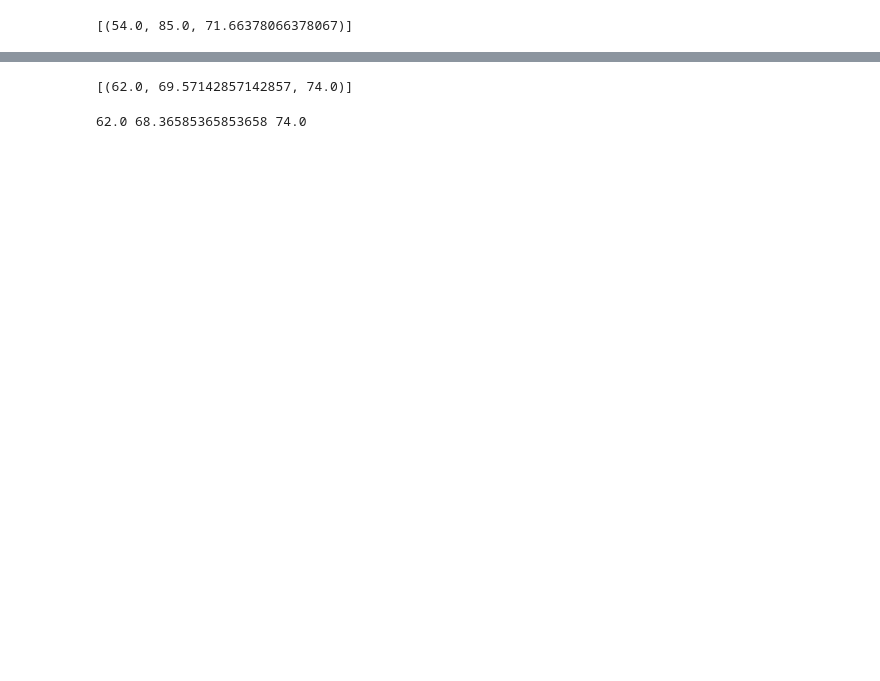
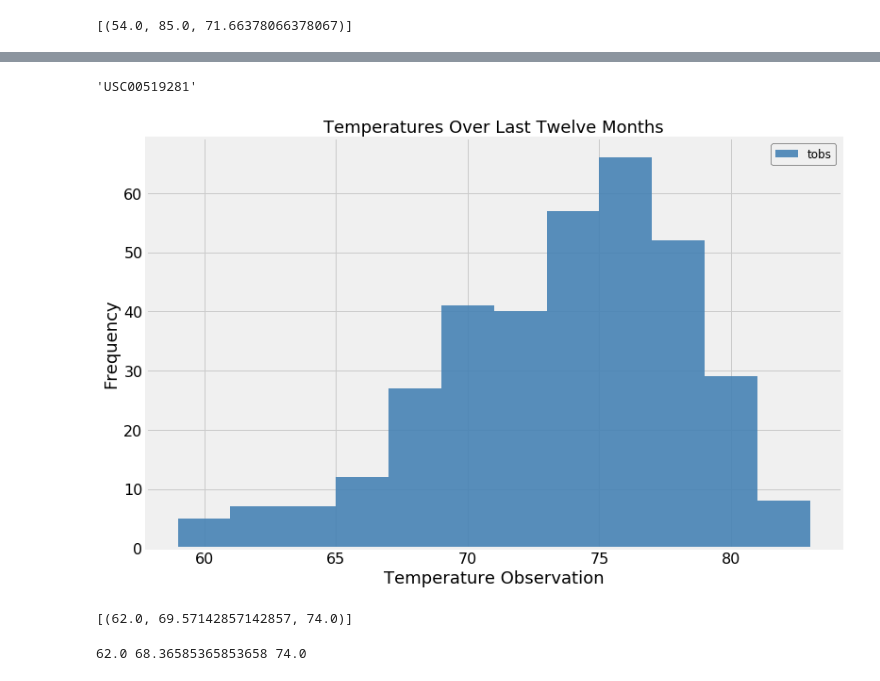
Before and after one commit to karikashah/climate_starter, a Jupyter notebook: climate_starter.ipynb, the cells around one changed output, grey strips where cells are left out. Drawn from its saved outputs; the diff is of its cells as text; code cells hidden in the pictures; blank space fills up the shorter version.

```diff
--- a/climate_starter.ipynb
+++ b/climate_starter.ipynb
@@ -128,0 +129,18 @@ print(plt.show)
+# %%
+# What are the most active stations? (i.e. what stations have the most rows)?
+# List the stations and the counts in descending order.
+active_stations_descending = session.query(Measurement.station, func.count(Measurement.station)).\
+        group_by(Measurement.station).order_by(func.count(Measurement.station).desc()).all()
+
+most_active_station_name = ""
+most_active_station = active_stations_descending[0][0]
+
+for location in locations:
+    if(location.station == active_stations_descending[0][0]):
+        most_active_station_name = location.name
+print(f"The most active station name is '{most_active_station_name}' with count of {active_stations_descending[0][1]}.")
+print("")
+print("Station    Counts")
+print("--------------------")
+for active_station_descending in active_stations_descending:
+    print(active_station_descending[0], active_station_descending[1])
@@ -139,3 +169,38 @@ print(plt.show)
+# %%
+most_active_station
+# %% [output]
+'USC00519281'
+# %%
+# Choose the station with the highest number of temperature observations.
+# Query the last 12 months of temperature observation data for this station and plot the results as a histogram
+temp_results = session.query(Measurement.date, Measurement.tobs).\
+    filter(Measurement.station == most_active_station).filter(Measurement.date >= last_year).\
+    group_by(Measurement.date).all()
+
+# Put data into dataframe so it can be plotted as histogram
+temp_results_df = pd.DataFrame(data=temp_results, columns=["date", "tobs"])
+temp_results_df = temp_results_df.set_index('date', drop=True)
+temp_results_df.head()
+
+#Plot the results as a histogram with bins=12
+x = temp_results_df['tobs']
+num_bins = 12
+# the histogram of the data
+plt.figure(figsize=[12.8, 8])
+temp_plot = plt.hist(x, num_bins, facecolor='steelblue', label='tobs', alpha=0.9)
+
+plt.xlabel('Temperature Observation', fontsize=18)
+plt.ylabel('Frequency', fontsize=18)
+plt.title('Temperatures Over Last Twelve Months', fontsize=18)
+plt.tick_params(axis='y', labelsize=16)
+plt.tick_params(axis='x', labelsize=16)
+legend = plt.legend(frameon=True, edgecolor='black', fontsize='large')
+
+plt.subplots_adjust(left=0.15)
+plt.savefig("Output/Temperature_over 12 yrs_active station.png")
+plt.show()
+# %% [output]
+[figure, added]
 # %%
 # This function called `calc_temps` will accept start date and end date in the format '%Y-%m-%d'
 # and return the minimum, average, and maximum temperatures for that range of dates
```
Also changed, not shown: parts of 10 cells of this notebook, 1 other file.
